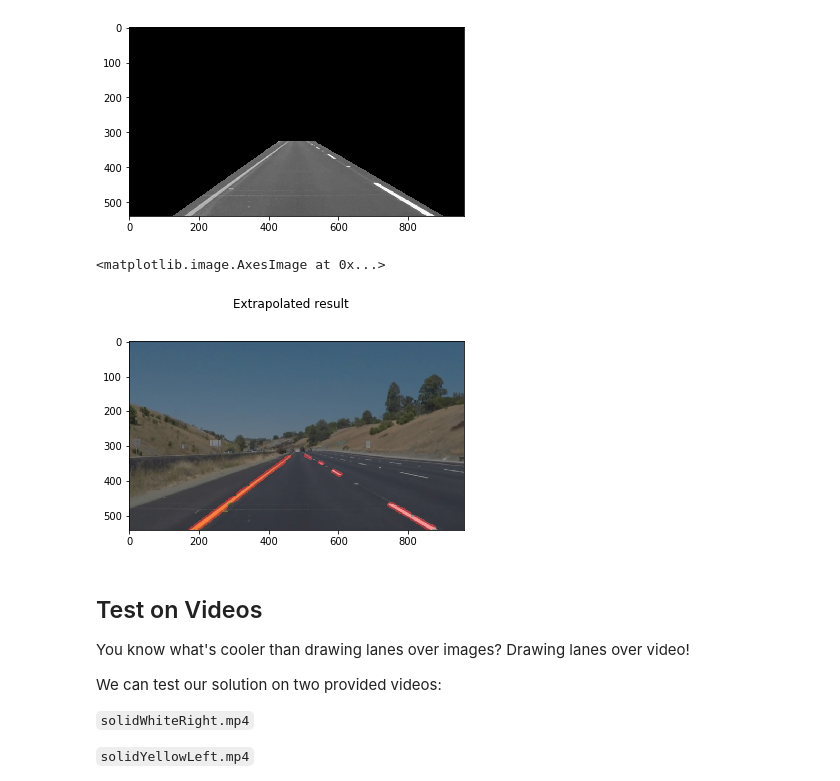
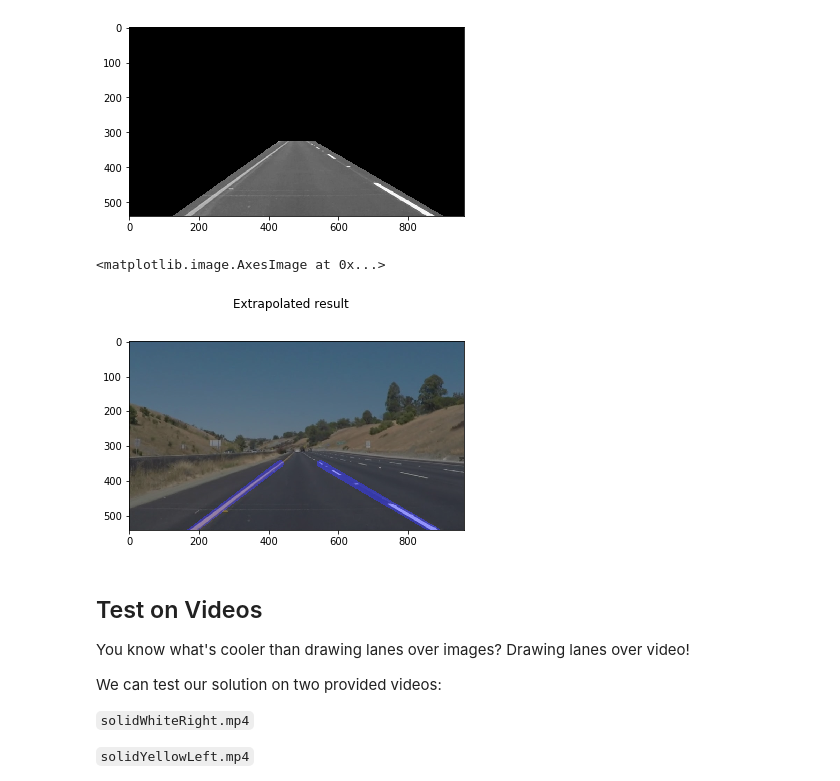
Before and after one commit to hlfshell/Udacity-CarND-LaneLines-P1, a Jupyter notebook: P1.ipynb, the cells around one changed output. Saved outputs shown, nothing was run; the diff lists cells and outputs as text; code cells hidden in the pictures.

```diff
--- a/P1.ipynb
+++ b/P1.ipynb
@@ -264,0 +250,2 @@ def extrapolate_line(pointsX, pointsY):
+# %%
+max_slope_change = 0.05
@@ -339,46 +393,17 @@ def pipeline_hough(image, debug=False):
 #debug prints out each stage
 def pipeline(image, debug=False):
 
-    prepared = prepare_image(image, debug)
+    lines, _, _ = get_hough_lines(image, debug)
 
-    # canny
-    edges = get_edges(prepared)
+    #extrapolate_line
+    left_line, right_line, _, _ = extrapolate_lane_lines(lines)
 
-    #partition image
-    # note: Do this AFTER edge detection, or the partition
-    #itself becomes an edge - learned the hard way
-    v0, v1, v2, v3 = (430, 325), (530, 325), (900, image.shape[0]), (125, image.shape[0])
-    area = np.array([[v0, v1, v2, v3]], dtype=np.int32)
-    edges = partition(edges, area, debug)
-
-    #hough-lines
     #create a blank image of the same size
     lines_image = np.copy(image) * 0
-    lines = cv2.HoughLinesP(edges, rho=2, theta=1, threshold=15,
-                            lines=np.array([]), minLineLength=10, maxLineGap=1)
-
-    #debug only -
-    if debug:
-        short_lines_image = np.copy(image) * 0
-        for line in lines:
-            for x0, y0, x1, y1 in line:
-                #Note - we're in BGR!
-                #Here we would draw the lines, but we're extrapolating now
-                cv2.line(short_lines_image, (x0,y0), (x1,y1), (0, 0, 255) , 10)
-
-        short_lines_masked = cv2.addWeighted(image, 0.6, short_lines_image, 0.4, 0)
-
-        plt.figure()
-        plt.suptitle("Short Lines Image")
-        plt.imshow(short_lines_image, cmap="gray")
-
-    #extrapolate_line
-    left_line, right_line = extrapolate_lane_lines(lines)
 
     #draw extrapolated lines
     cv2.line(lines_image, (left_line[0][0], left_line[0][1]), (left_line[1][0], left_line[1][1]), (255, 0, 0), 20)
     cv2.line(lines_image, (right_line[0][0], right_line[0][1]), (right_line[1][0], right_line[1][1]), (255, 0, 0), 20)
-
 
     if debug:
         plt.figure()
@@ -394,4 +419,4 @@ def pipeline(image, debug=False):
         plt.suptitle("Drawn Lines")
         plt.imshow(drawn_lines, cmap="gray")
 
-    return drawn_lines
+    return left_line, right_line, drawn_lines
@@ -417,23 +477,23 @@ plt.imshow(result, cmap='gray')
 # %%
 #Test pipeline function
 test_img = "./test_images/whiteCarLaneSwitch.jpg"
 '''
 'solidYellowCurve.jpg',
  'solidYellowLeft.jpg',
  'solidYellowCurve2.jpg',
  'solidWhiteRight.jpg',
  'solidWhiteCurve.jpg',
  'whiteCarLaneSwitch.jpg'
 '''
 image = cv2.imread(test_img)
 
-result = pipeline_hough(image, debug=False)
+_, _, result = pipeline(image, debug=False)
 plt.figure()
 plt.suptitle("Extrapolated result")
 plt.imshow(cv2.cvtColor(result, cv2.COLOR_BGR2RGB))
 # %% [output]
 <matplotlib.image.AxesImage at 0x...>
-[figure, old version]
+[figure, new version]
 # %% [markdown]
 ## Test on Videos
 
```
Also changed, not shown: parts of 12 cells of this notebook.
